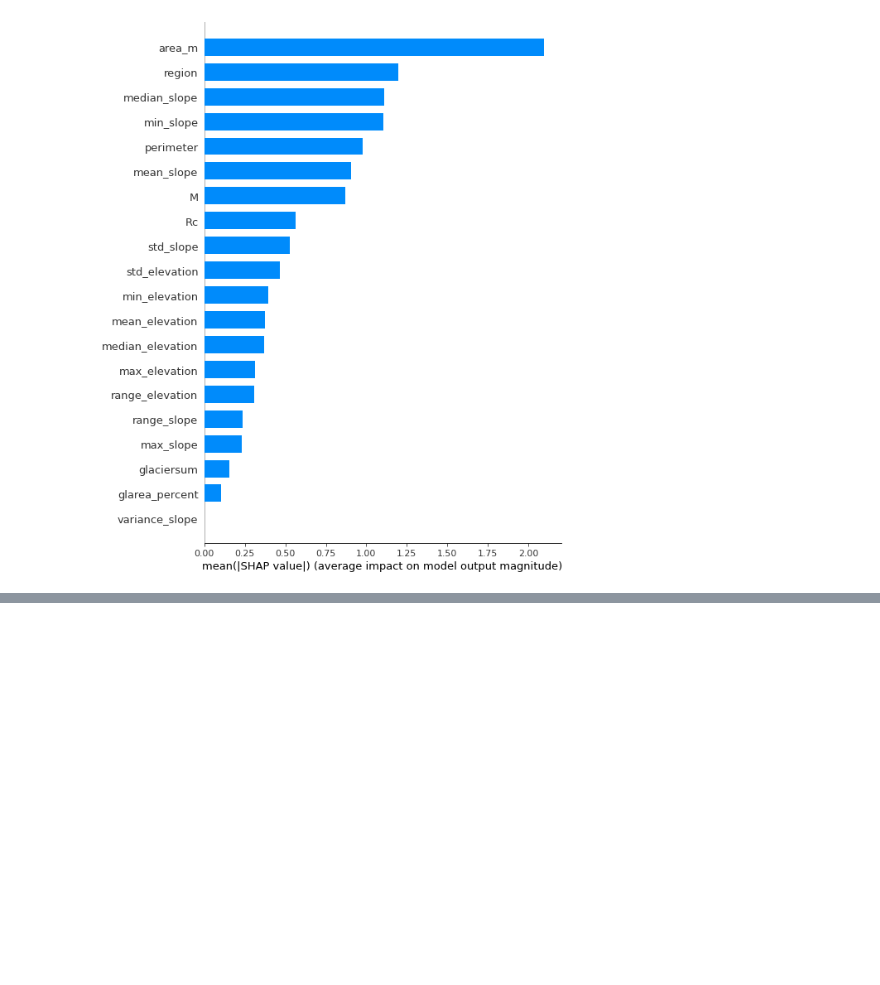
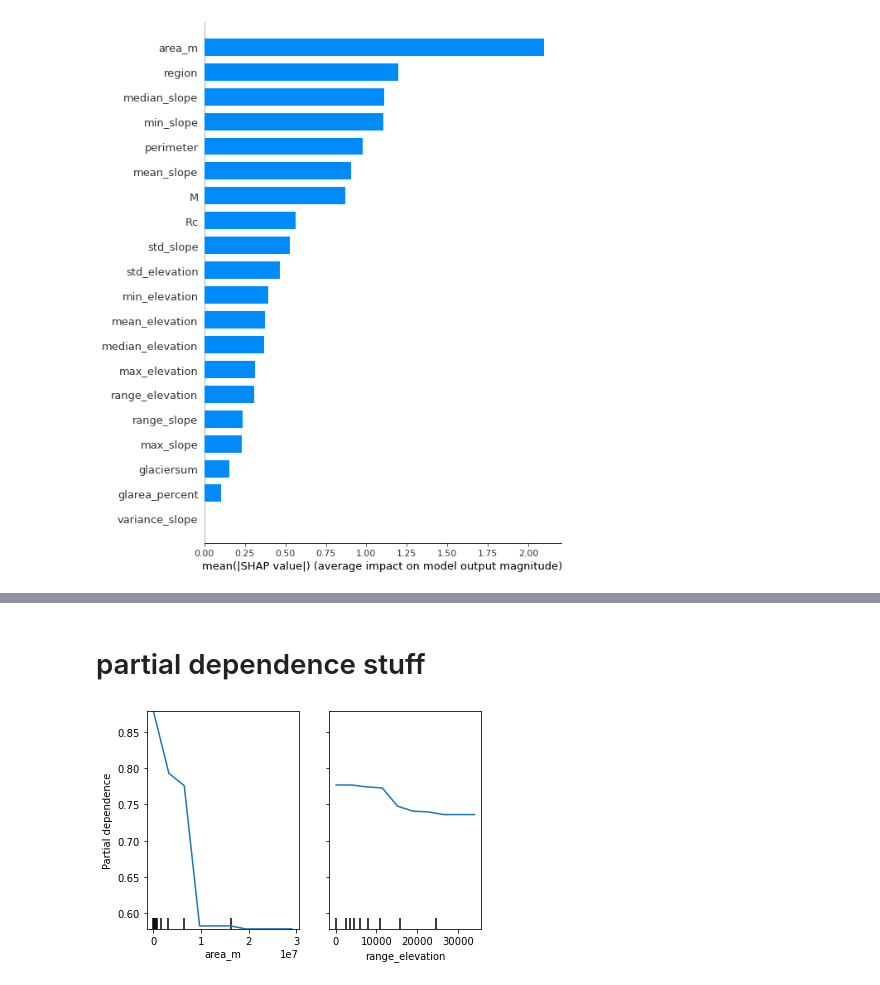
Before and after one commit to varyabazilova/alluvialfans, a Jupyter notebook: ml_model/ml1.ipynb, the cells around one changed output, grey strips where cells are left out. Drawn from its saved outputs; the diff is of its cells as text; code cells hidden in the pictures; blank space fills up the shorter version.

```diff
--- a/ml_model/ml1.ipynb
+++ b/ml_model/ml1.ipynb
@@ -486,0 +506,15 @@ model.get_booster().get_score(importance_type= f)
+# %% [markdown]
+# partial dependence stuff
+# %%
+# see this as background:
+# https://christophm.github.io/interpretable-ml-book/pdp.html
+
+from sklearn.inspection import partial_dependence, plot_partial_dependence
+
+my_plots = plot_partial_dependence(model,
+                                   features=[0, 1], # column numbers of plots we want to show
+                                   X=X,            # raw predictors data.
+                                   feature_names=['area_m', 'range_elevation', 'perimeter'], # labels on graphs
+                                   grid_resolution=10) # number of values to plot on x axis
+# %% [output]
+[figure, added]
```
Also changed, not shown: parts of 17 cells of this notebook, 4 other files.
